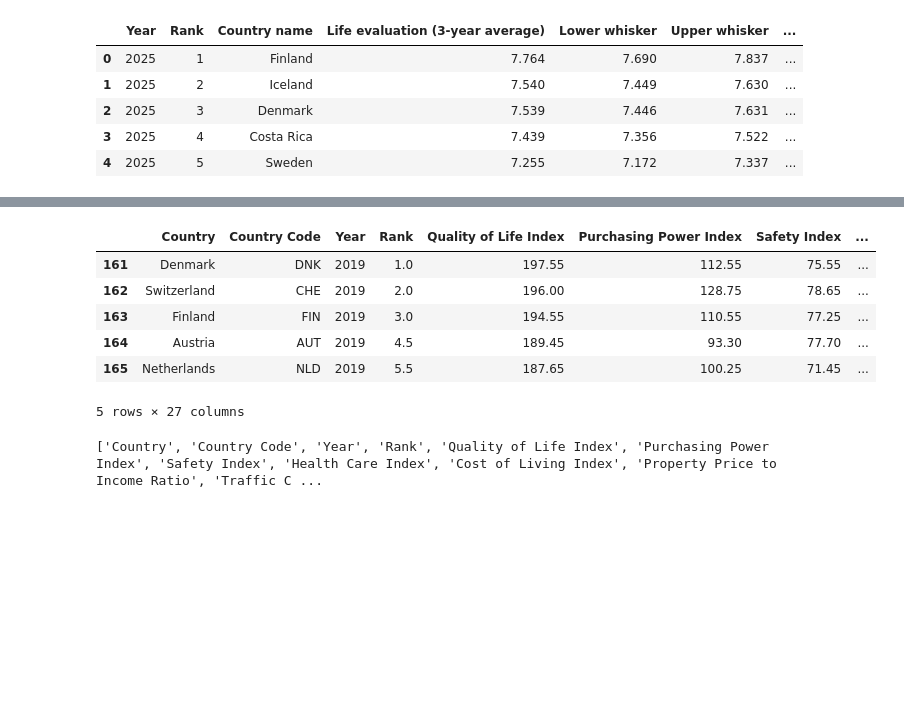
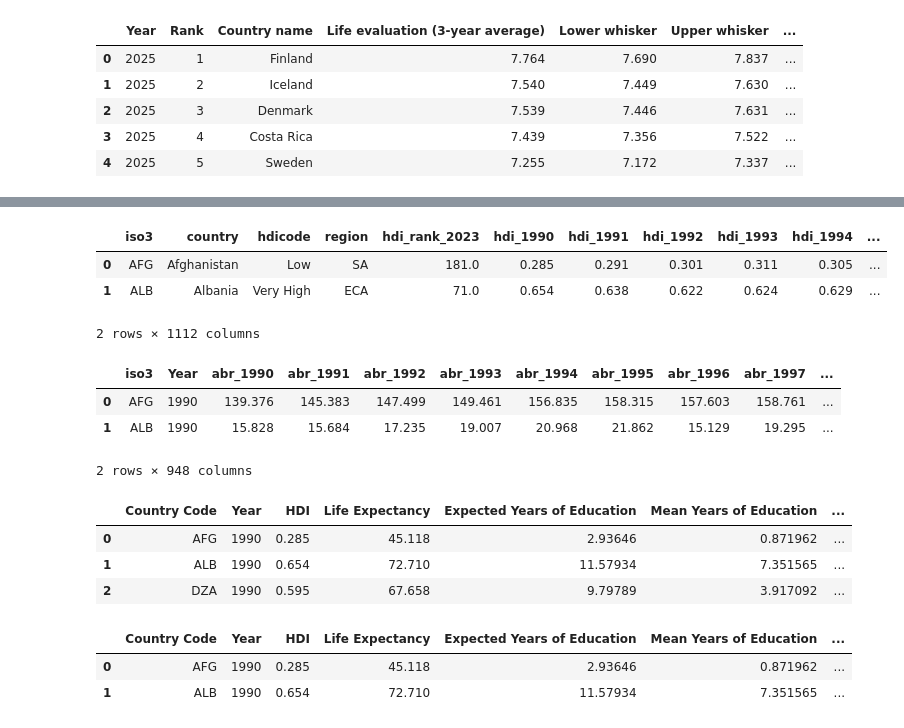
Before and after one commit to VKFRIGH/PR2602, a Jupyter notebook: temp.ipynb, the cells around one changed output, grey strips where cells are left out. Drawn from its saved outputs; the diff is of its cells as text; code cells hidden in the pictures; blank space fills up the shorter version.

```diff
--- a/temp.ipynb
+++ b/temp.ipynb
@@ -112,4 +118,2 @@ skupno.head()
 # %%
 df_hdi = pd.read_csv('data/HDR25_Composite_indices_complete_time_series.csv', encoding='Windows-1250')
-# %%
-df_hdi = df_hdi[df_hdi['iso3'].isin(df_qol['Country Code'])]
@@ -133,3 +119,0 @@ df_hdi.head()
-# %%
-df_hdi = df_hdi.loc[:, ~df_hdi.columns.str.contains(r'^\d{4}$') | df_hdi.columns.str.contains(r'(201[4-9]|202[0-5])')]
-df_hdi = df_hdi.loc[:, df_hdi.columns.isin(['iso3']) | df_hdi.columns.str.contains(r'(201[4-9]|202[0-5])')]
@@ -208,14 +119,0 @@ skupno_clean = skupno.dropna().copy()
-# %%
-skupno_clean.head()
-# %% [output]
-|  | Country | Country Code | Year | Rank | Quality of Life Index | Purchasing Power Index | Safety Index | ... |
-| 161 | Denmark | DNK | 2019 | 1.0 | 197.55 | 112.55 | 75.55 | ... |
-| 162 | Switzerland | CHE | 2019 | 2.0 | 196.00 | 128.75 | 78.65 | ... |
-| 163 | Finland | FIN | 2019 | 3.0 | 194.55 | 110.55 | 77.25 | ... |
-| 164 | Austria | AUT | 2019 | 4.5 | 189.45 | 93.30 | 77.70 | ... |
-| 165 | Netherlands | NLD | 2019 | 5.5 | 187.65 | 100.25 | 71.45 | ... |
-5 rows × 27 columns
-# %%
-print(skupno_clean.columns.tolist())
-# %% [output]
-['Country', 'Country Code', 'Year', 'Rank', 'Quality of Life Index', 'Purchasing Power Index', 'Safety Index', 'Health Care Index', 'Cost of Living Index', 'Property Price to Income Ratio', 'Traffic C ...
@@ -223,0 +120,7 @@ df_final = skupno_clean.copy().drop(columns=['Country', 'Rank', 'HDI Rank'])
+# %%
+df_hdi.head(2)
+# %% [output]
+|  | iso3 | country | hdicode | region | hdi_rank_2023 | hdi_1990 | hdi_1991 | hdi_1992 | hdi_1993 | hdi_1994 | ... |
+| 0 | AFG | Afghanistan | Low | SA | 181.0 | 0.285 | 0.291 | 0.301 | 0.311 | 0.305 | ... |
+| 1 | ALB | Albania | Very High | ECA | 71.0 | 0.654 | 0.638 | 0.622 | 0.624 | 0.629 | ... |
+2 rows × 1112 columns
@@ -223,0 +131,7 @@ df_final = skupno_clean.copy().drop(columns=['Country', 'Rank', 'HDI Rank'])
+# %%
+df_hdi.head(2)
+# %% [output]
+|  | iso3 | Year | abr_1990 | abr_1991 | abr_1992 | abr_1993 | abr_1994 | abr_1995 | abr_1996 | abr_1997 | ... |
+| 0 | AFG | 1990 | 139.376 | 145.383 | 147.499 | 149.461 | 156.835 | 158.315 | 157.603 | 158.761 | ... |
+| 1 | ALB | 1990 | 15.828 | 15.684 | 17.235 | 19.007 | 20.968 | 21.862 | 15.129 | 19.295 | ... |
+2 rows × 948 columns
@@ -223,0 +140,7 @@ df_final = skupno_clean.copy().drop(columns=['Country', 'Rank', 'HDI Rank'])
+# %%
+df_hdi.head(3)
+# %% [output]
+|  | Country Code | Year | HDI | Life Expectancy | Expected Years of Education | Mean Years of Education | ... |
+| 0 | AFG | 1990 | 0.285 | 45.118 | 2.93646 | 0.871962 | ... |
+| 1 | ALB | 1990 | 0.654 | 72.710 | 11.57934 | 7.351565 | ... |
+| 2 | DZA | 1990 | 0.595 | 67.658 | 9.79789 | 3.917092 | ... |
@@ -223,0 +149,6 @@ df_final = skupno_clean.copy().drop(columns=['Country', 'Rank', 'HDI Rank'])
+# %%
+df_hdi.head(2)
+# %% [output]
+|  | Country Code | Year | HDI | Life Expectancy | Expected Years of Education | Mean Years of Education | ... |
+| 0 | AFG | 1990 | 0.285 | 45.118 | 2.93646 | 0.871962 | ... |
+| 1 | ALB | 1990 | 0.654 | 72.710 | 11.57934 | 7.351565 | ... |
```
Also changed, not shown: parts of 74 cells of this notebook, 6 other files.
